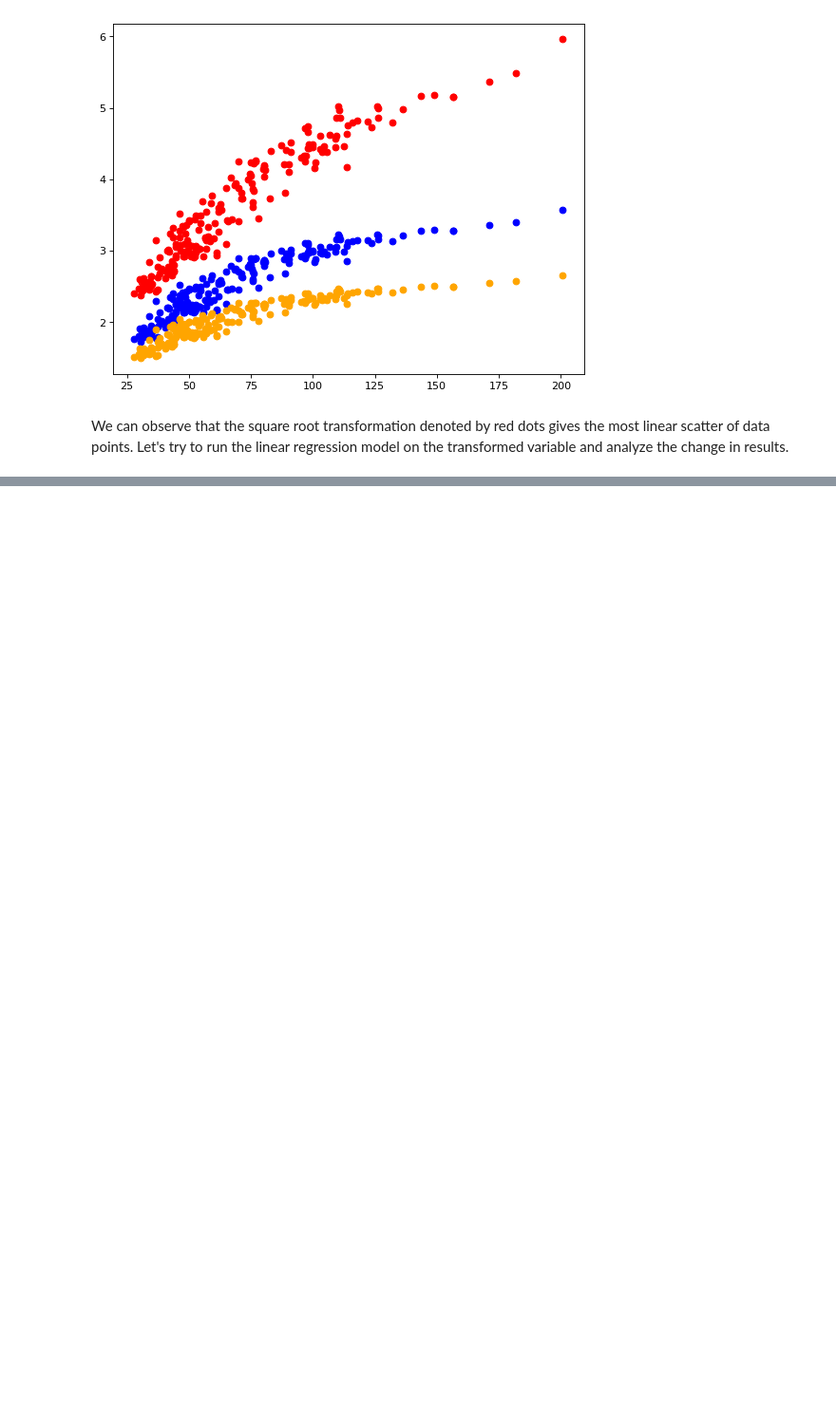
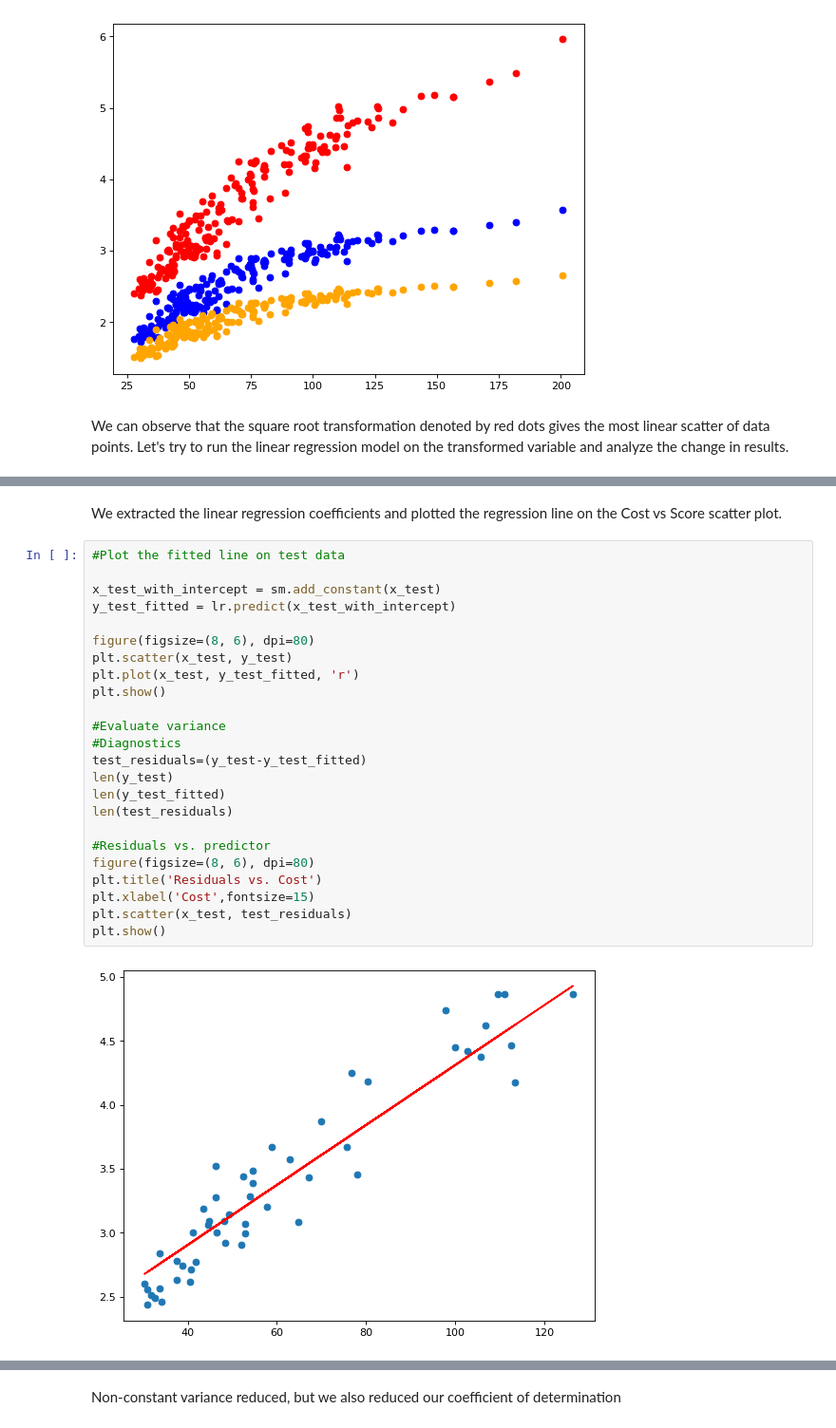
Before and after one commit to M-Abdullah-D/Training_Projects, a Jupyter notebook: Linear Regression Model Project/Notebook.ipynb, the cells around one changed output, grey strips where cells are left out. Shown at 95% size. Saved outputs shown, nothing was run; the diff lists cells and outputs as text; blank space fills up the shorter version.

```diff
--- a/Linear Regression Model Project/Notebook.ipynb
+++ b/Linear Regression Model Project/Notebook.ipynb
@@ -453,0 +506,28 @@ We can observe that the square root transformation denoted by red dots gives the
+# %% [markdown]
+We extracted the linear regression coefficients and plotted the regression line on the Cost vs Score scatter plot.
+# %%
+#Plot the fitted line on test data
+
+x_test_with_intercept = sm.add_constant(x_test)
+y_test_fitted = lr.predict(x_test_with_intercept)
+
+figure(figsize=(8, 6), dpi=80)
+plt.scatter(x_test, y_test)
+plt.plot(x_test, y_test_fitted, 'r')
+plt.show()
+
+#Evaluate variance
+#Diagnostics
+test_residuals=(y_test-y_test_fitted)
+len(y_test)
+len(y_test_fitted)
+len(test_residuals)
+
+#Residuals vs. predictor
+figure(figsize=(8, 6), dpi=80)
+plt.title('Residuals vs. Cost')
+plt.xlabel('Cost',fontsize=15)
+plt.scatter(x_test, test_residuals)
+plt.show()
+# %% [output]
+[figure, added]
@@ -453,0 +535,2 @@ We can observe that the square root transformation denoted by red dots gives the
+# %% [markdown]
+Non-constant variance reduced, but we also reduced our coefficient of determination
```
Also changed, not shown: parts of 5 cells of this notebook.
